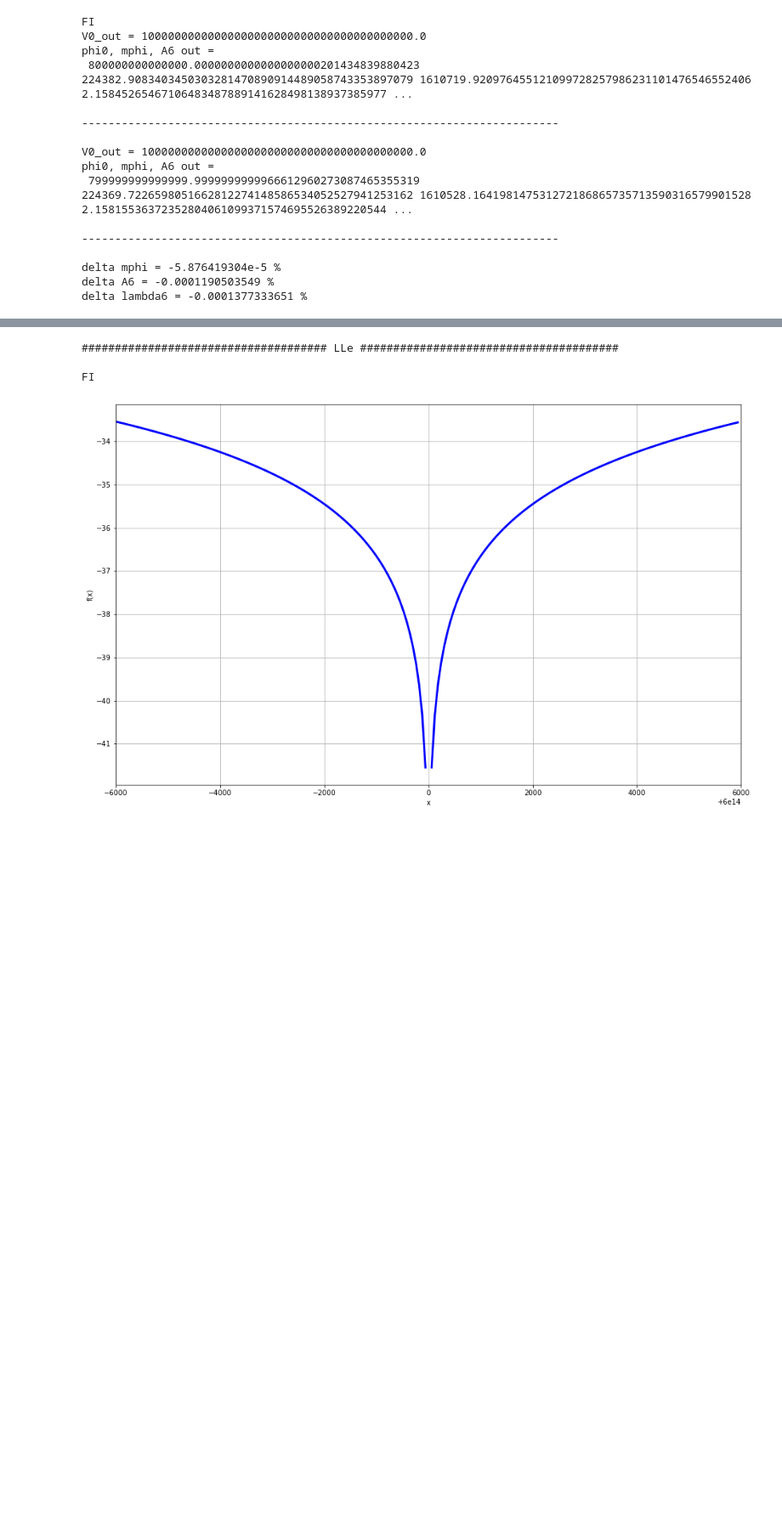
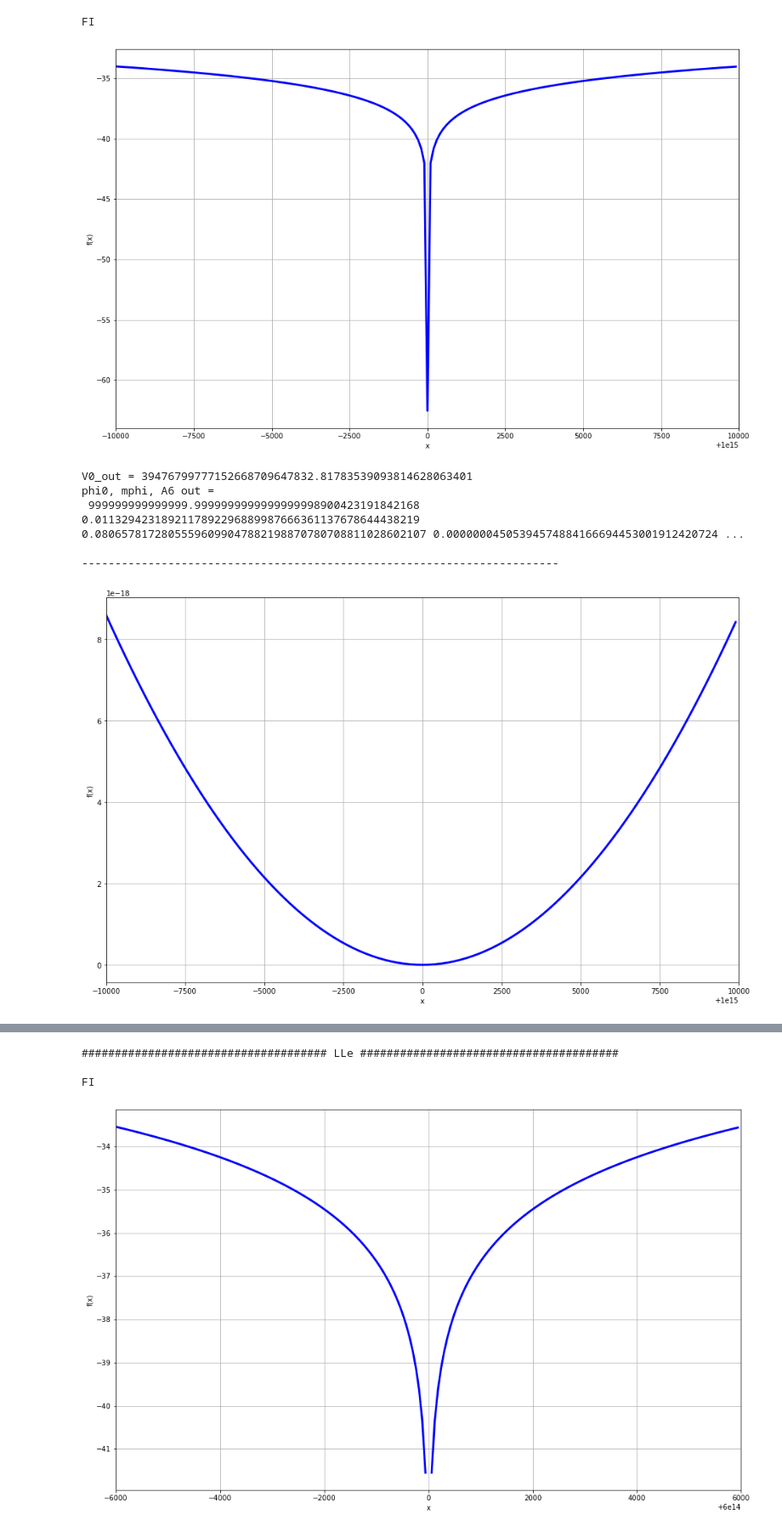
Before and after one commit to gweymann2/MSSM-Inflation, a Jupyter notebook: Fine tuning.ipynb, the cells around one changed output, grey strips where cells are left out. Shown at 85% size. Drawn from its saved outputs; the diff is of its cells as text; code cells hidden in the pictures; blank space fills up the shorter version.

```diff
--- a/Fine tuning.ipynb
+++ b/Fine tuning.ipynb
@@ -114,7 +140,7 @@ def final(phi0, V0, infl_type, xi):
 def mphi_versus_phi_V_prime_eq(phi, A6, lambda6, mphi_ini, infl_type, xi):
 #     mphi_where_flat = lambda mphi : DV(lambda phi : V_MSSM(phi, infl_type, mphi, A6, lambda6), phi)-mp.sqrt(2)/Mp*V0
     mphi_where_flat = lambda mphi : eps1_(lambda phi : V_MSSM(phi, infl_type, mphi, A6, lambda6, xi), phi)-1
-    return mp.findroot(mphi_where_flat, x0=(mphi_ini-1,mphi_ini+1), method='ridder', verbose=False, tol=5e-20)
+    return mp.findroot(mphi_where_flat, x0=(mphi_ini-0.001,mphi_ini+0.001), method='ridder', verbose=False, tol=5e-20)
 
 # Impose eps1 = 1 et seul endroit eps1 = 1
 def mphi_and_phi0_(A6, lambda6, mphi_ini, phi0_tree, infl_type, xi):
@@ -161,52 +190,48 @@ def final_(phi0, V0, infl_type, xi):
 #     # A6_tree, lambda6_tree, mphi_tree, phi0_in = A6_list[0], lambda6_list[0], mphi_list[0], phi0B_list[0]
 #     print(mphi_and_phi0_(A6_tree_, lambda6_tree_, mphi_tree_, phi0_in, infl_type, xi))
 
 #     mp.plot(lambda i : mphi_and_phi0_(A6_tree, lambda6_tree*(1+i*0.1), mphi_tree, phi0_in, infl_type, xi)[1], xlim = (-10,10), points=10)
-phi0 = mp.mpf('8e14')
-V0 = mp.mpf('1e40')
+phi0 = mp.mpf('1000000000000000')
+V0 = mp.mpf('39476799777152668709647832.81783539093814628063401')
 xi = 1
 infl_type = 'udd'
 print('FI')
 phi0, mphi, A6, lambda6 = final(phi0, V0, infl_type, xi)
 VFI = lambda phi : V_MSSM(phi, infl_type, mphi, A6, lambda6, xi)
-#     mp.plot(lambda phi : mp.log10(eps1_(VFI, phi)), (phi0*0.99999999999, phi0*1.00000000001))
-print('V0_out =',VFI(phi0))
+mp.plot(lambda phi : mp.log10(eps1_(VFI, phi)), (phi0*0.99999999999, phi0*1.00000000001))
+V0 = VFI(phi0)
+print('V0_out =',V0)
 print('phi0, mphi, A6 out =\n', phi0, mphi, A6, lambda6)
 
 
 print('\n------------------------------------------------------------------------\n')
 
 # phi0, mphi, A6, lambda6 = final(phi0, V0, infl_type, xi)
 # print(mphi_and_phi0_(A6, lambda6, mphi, phi0, infl_type, xi))
 # mp.plot(lambda i : mphi_and_phi0_(A6, lambda6*(1+i*0.00001), mphi, phi0, infl_type, xi)[1], xlim = (-10,10), points=10)
 
 #     print('eps1 = 1')
 phi0_, mphi_, A6_, lambda6_ = final_(phi0, V0, infl_type, xi)
 VFI_ = lambda phi : V_MSSM(phi, infl_type, mphi_, A6_, lambda6_, xi)
-#     mp.plot(lambda phi : mp.log10(eps1_(VFI_, phi)), (phi0_*0.99999999999, phi0_*1.00000000001))
-print('V0_out =',VFI_(phi0_))
+mp.plot(lambda phi : mp.log10(eps1_(VFI_, phi)), (phi0_*0.99999999999, phi0_*1.00000000001))
+V0_ = VFI_(phi0_)
+print('V0_out =',V0_)
 print('phi0, mphi, A6 out =\n', phi0_, mphi_, A6_, lambda6_)
 
 print('\n------------------------------------------------------------------------\n')
 
-ft_mphi_lle, ft_A6_lle, ft_lambda6_lle = (mphi_-mphi)/mphi, (A6_-A6)/A6, (lambda6_-lambda6)/lambda6
+ft_mphi_lle, ft_A6_lle, ft_lambda6_lle, ft_phi0_lle, ft_V0_lle = (mphi_-mphi)/mphi, (A6_-A6)/A6, (lambda6_-lambda6)/lambda6, (phi0_-phi0)/phi0, (V0_-V0)/V0
 print('delta mphi =',nstr(ft_mphi_lle, 10), '%')
 print('delta A6 =',nstr(ft_A6_lle, 10), '%')
 print('delta lambda6 =',nstr(ft_lambda6_lle, 10), '%')
+print('delta phi0 =',nstr(ft_phi0_lle, 10), '%')
+print('delta V0 =',nstr(ft_V0_lle, 10), '%')
 # %% [output]
 FI
-V0_out = 10000000000000000000000000000000000000000.0
-phi0, mphi, A6 out =
- 800000000000000.0000000000000000000201434839880423 224382.9083403450303281470890914489058743353897079 1610719.920976455121099728257986231101476546552406 2.15845265467106483487889141628498138937385977 ...
-
-------------------------------------------------------------------------
-
-V0_out = 10000000000000000000000000000000000000000.0
-phi0, mphi, A6 out =
- 799999999999999.9999999999966612960273087465355319 224369.7226598051662812274148586534052527941253162 1610528.164198147531272186865735713590316579901528 2.15815536372352804061099371574695526389220544 ...
-
-------------------------------------------------------------------------
-
-delta mphi = -5.876419304e-5 %
-delta A6 = -0.0001190503549 %
-delta lambda6 = -0.0001377333651 %
+[figure, added]
+V0_out = 39476799777152668709647832.81783539093814628063401
+phi0, mphi, A6 out =
+ 999999999999999.9999999999999999998900423191842168 0.0113294231892117892296889987666361137678644438219 0.08065781728055596099047882198870780708811028602107 0.00000004505394574884166694453001912420724 ...
+
+------------------------------------------------------------------------
+[figure, added]
```
Also changed, not shown: parts of 7 cells of this notebook.
